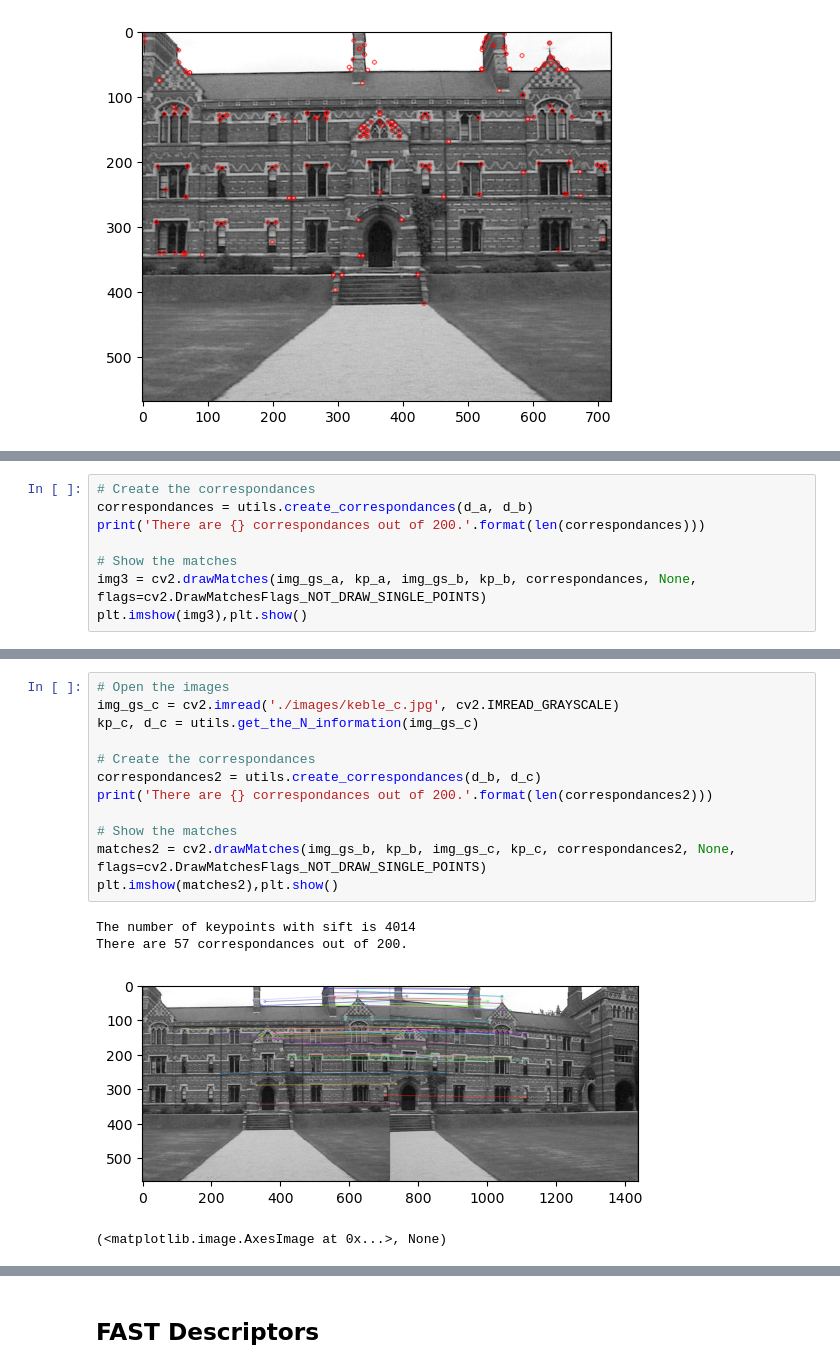
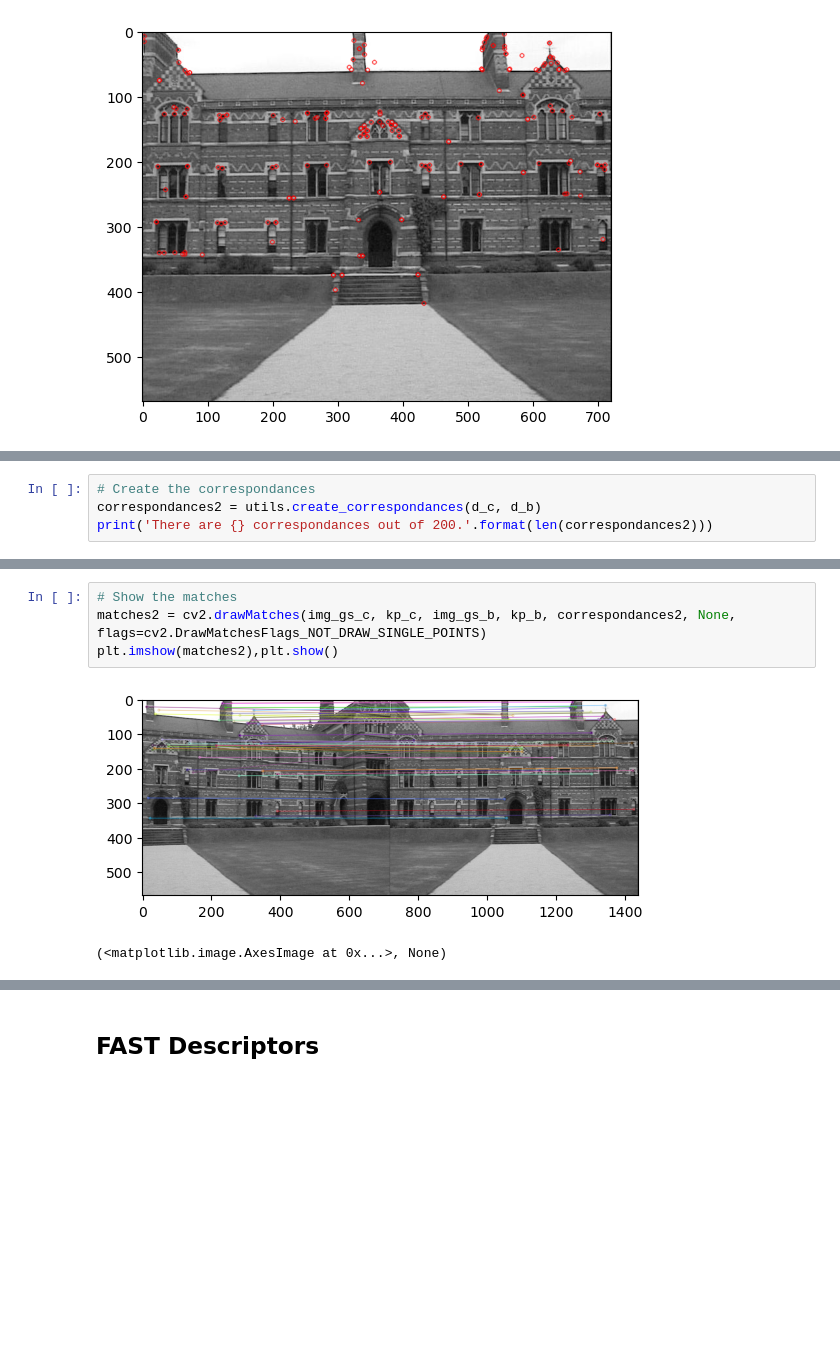
Before and after one commit to pabloagustinpace/public-projects, a Jupyter notebook: computer vision/image stiching/mosaicing.ipynb, the cells around one changed output, grey strips where cells are left out. Saved outputs shown, nothing was run; the diff lists cells and outputs as text; blank space fills up the shorter version.

```diff
--- a/computer vision/image stiching/mosaicing.ipynb
+++ b/computer vision/image stiching/mosaicing.ipynb
@@ -28,9 +21,5 @@ The number of keypoints with sift is 4187
 # %%
 # Create the correspondances
-correspondances = utils.create_correspondances(d_a, d_b)
-print('There are {} correspondances out of 200.'.format(len(correspondances)))
-
-# Show the matches
-img3 = cv2.drawMatches(img_gs_a, kp_a, img_gs_b, kp_b, correspondances, None, flags=cv2.DrawMatchesFlags_NOT_DRAW_SINGLE_POINTS)
-plt.imshow(img3),plt.show()
+correspondances2 = utils.create_correspondances(d_c, d_b)
+print('There are {} correspondances out of 200.'.format(len(correspondances2)))
 # %% [output]
@@ -40,18 +27,8 @@ There are 53 correspondances out of 200.
 # %%
-# Open the images
-img_gs_c = cv2.imread('./images/keble_c.jpg', cv2.IMREAD_GRAYSCALE)
-kp_c, d_c = utils.get_the_N_information(img_gs_c)
-
-# Create the correspondances
-correspondances2 = utils.create_correspondances(d_b, d_c)
-print('There are {} correspondances out of 200.'.format(len(correspondances2)))
-
 # Show the matches
-matches2 = cv2.drawMatches(img_gs_b, kp_b, img_gs_c, kp_c, correspondances2, None, flags=cv2.DrawMatchesFlags_NOT_DRAW_SINGLE_POINTS)
+matches2 = cv2.drawMatches(img_gs_c, kp_c, img_gs_b, kp_b, correspondances2, None, flags=cv2.DrawMatchesFlags_NOT_DRAW_SINGLE_POINTS)
 plt.imshow(matches2),plt.show()
 # %% [output]
+[figure, new version]
-The number of keypoints with sift is 4014
-There are 57 correspondances out of 200.
+(<matplotlib.image.AxesImage at 0x...>, None)
-[figure, old version]
-(<matplotlib.image.AxesImage at 0x...>, None)
 # %%
```
Also changed, not shown: parts of 8 cells of this notebook, 2 other files.
